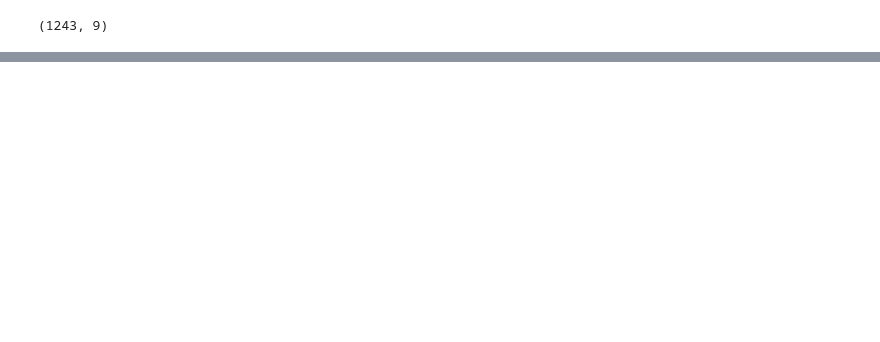
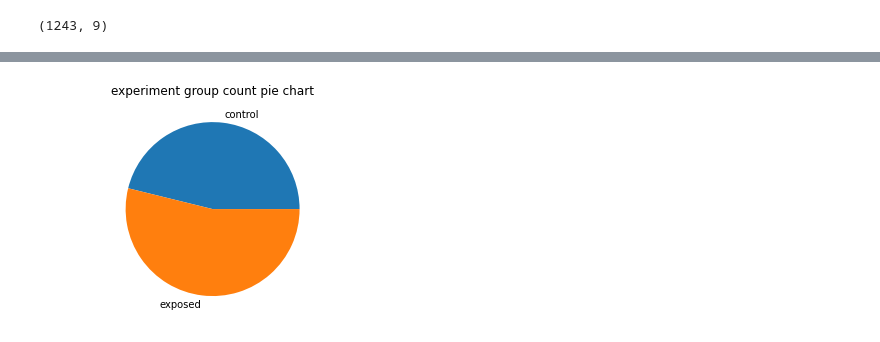
Before and after one commit to bezawitalemyimer/10xAc, a Jupyter notebook: week2_Adcampaign/notebooks/add_campaign.ipynb, the cells around one changed output, grey strips where cells are left out. Cells and saved outputs as stored; diff of their text form; code cells hidden in the pictures; blank space fills up the shorter version.

Commit message:
adding visualization

```diff
--- a/week2_Adcampaign/notebooks/add_campaign.ipynb
+++ b/week2_Adcampaign/notebooks/add_campaign.ipynb
@@ -73,0 +157,8 @@ answered.nunique()
+# %%
+sums = answered["yes"].groupby(answered.experiment).sum()
+plt.title("experiment group count pie chart")
+axis('equal');
+pie(sums, labels=sums.index);
+show()
+# %% [output]
+[figure, added]
```
Also changed, not shown: parts of 21 cells of this notebook.
